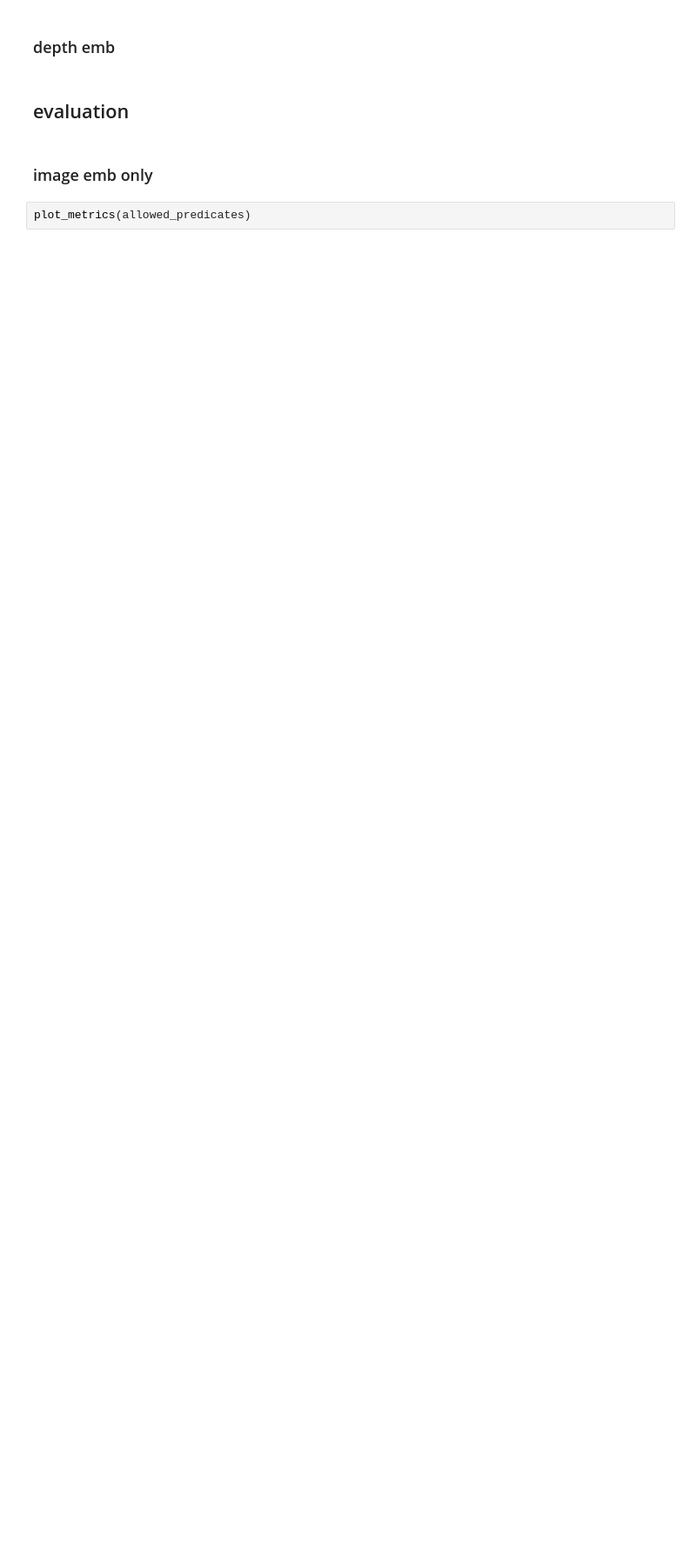
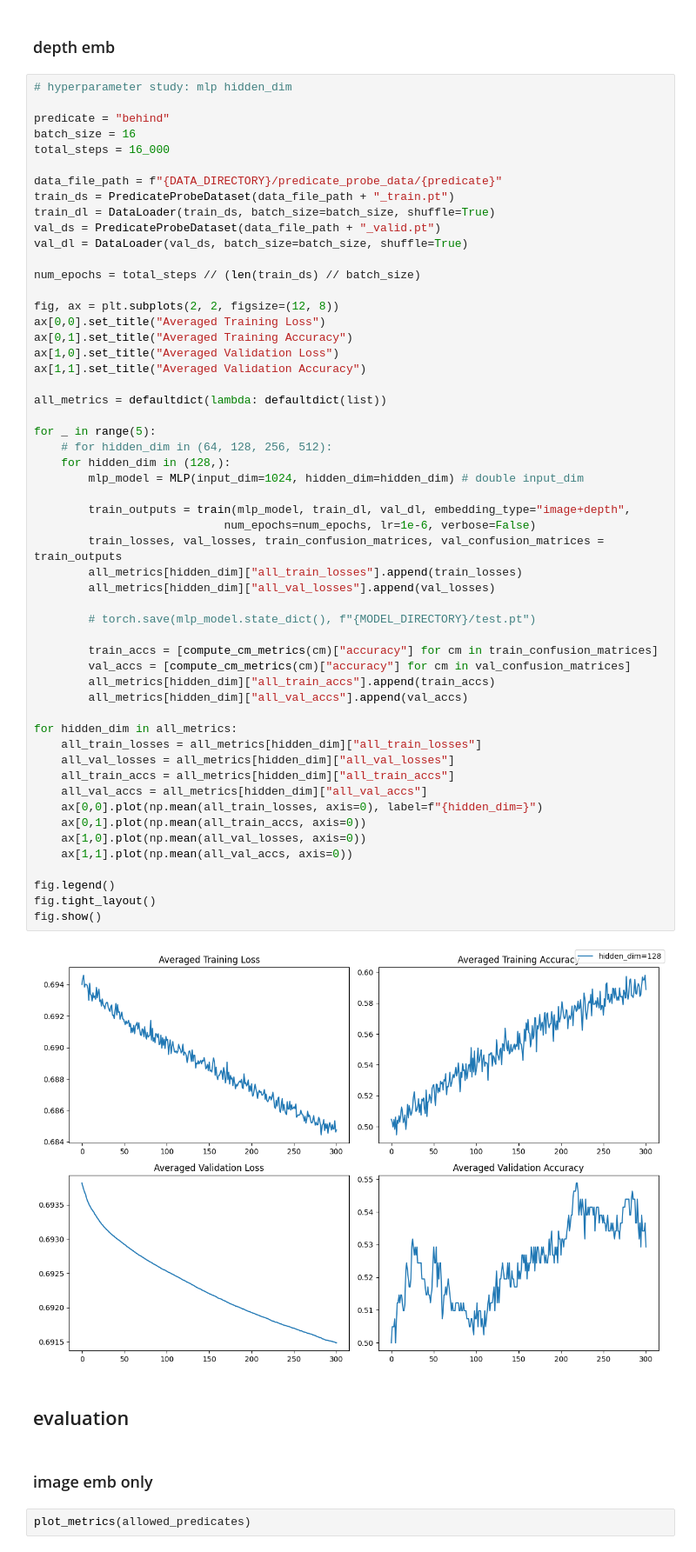
Before and after one commit to linv24/6.8300, a Jupyter notebook: project/dev.ipynb, the cells around one changed output. Shown at 87% size. Saved outputs shown, nothing was run; the diff lists cells and outputs as text; blank space fills up the shorter version.

Commit message:
finish evaluation of image+depth embeddings

```diff
--- a/project/dev.ipynb
+++ b/project/dev.ipynb
@@ -468,6 +470,62 @@ for predicate in ["behind"]:
     torch.save(all_metrics, f"{OUTPUT_DIRECTORY}/trainval_metrics_{predicate}.pt")
 # %% [markdown]
 ### depth emb
+# %%
+# hyperparameter study: mlp hidden_dim
+
+predicate = "behind"
+batch_size = 16
+total_steps = 16_000
+
+data_file_path = f"{DATA_DIRECTORY}/predicate_probe_data/{predicate}"
+train_ds = PredicateProbeDataset(data_file_path + "_train.pt")
+train_dl = DataLoader(train_ds, batch_size=batch_size, shuffle=True)
+val_ds = PredicateProbeDataset(data_file_path + "_valid.pt")
+val_dl = DataLoader(val_ds, batch_size=batch_size, shuffle=True)
+
+num_epochs = total_steps // (len(train_ds) // batch_size)
+
+fig, ax = plt.subplots(2, 2, figsize=(12, 8))
+ax[0,0].set_title("Averaged Training Loss")
+ax[0,1].set_title("Averaged Training Accuracy")
+ax[1,0].set_title("Averaged Validation Loss")
+ax[1,1].set_title("Averaged Validation Accuracy")
+
+all_metrics = defaultdict(lambda: defaultdict(list))
+
+for _ in range(5):
+    # for hidden_dim in (64, 128, 256, 512):
+    for hidden_dim in (128,):
+        mlp_model = MLP(input_dim=1024, hidden_dim=hidden_dim) # double input_dim
+
+        train_outputs = train(mlp_model, train_dl, val_dl, embedding_type="image+depth",
+                            num_epochs=num_epochs, lr=1e-6, verbose=False)
+        train_losses, val_losses, train_confusion_matrices, val_confusion_matrices = train_outputs
+        all_metrics[hidden_dim]["all_train_losses"].append(train_losses)
+        all_metrics[hidden_dim]["all_val_losses"].append(val_losses)
+
+        # torch.save(mlp_model.state_dict(), f"{MODEL_DIRECTORY}/test.pt")
+
+        train_accs = [compute_cm_metrics(cm)["accuracy"] for cm in train_confusion_matrices]
+        val_accs = [compute_cm_metrics(cm)["accuracy"] for cm in val_confusion_matrices]
+        all_metrics[hidden_dim]["all_train_accs"].append(train_accs)
+        all_metrics[hidden_dim]["all_val_accs"].append(val_accs)
+
+for hidden_dim in all_metrics:
+    all_train_losses = all_metrics[hidden_dim]["all_train_losses"]
+    all_val_losses = all_metrics[hidden_dim]["all_val_losses"]
+    all_train_accs = all_metrics[hidden_dim]["all_train_accs"]
+    all_val_accs = all_metrics[hidden_dim]["all_val_accs"]
+    ax[0,0].plot(np.mean(all_train_losses, axis=0), label=f"{hidden_dim=}")
+    ax[0,1].plot(np.mean(all_train_accs, axis=0))
+    ax[1,0].plot(np.mean(all_val_losses, axis=0))
+    ax[1,1].plot(np.mean(all_val_accs, axis=0))
+
+fig.legend()
+fig.tight_layout()
+fig.show()
+# %% [output]
+[figure, added]
 # %% [markdown]
 ## evaluation
 # %% [markdown]
```
Also changed, not shown: parts of 16 cells of this notebook, 3 other files.
